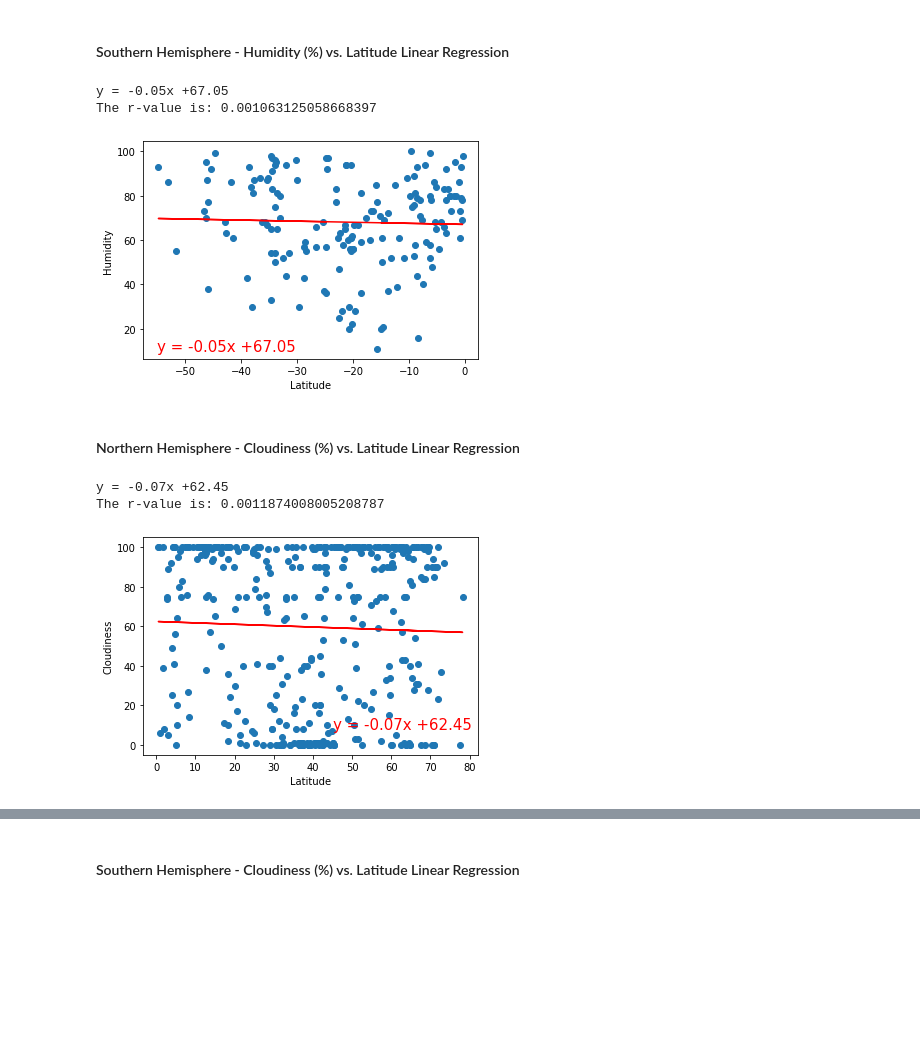
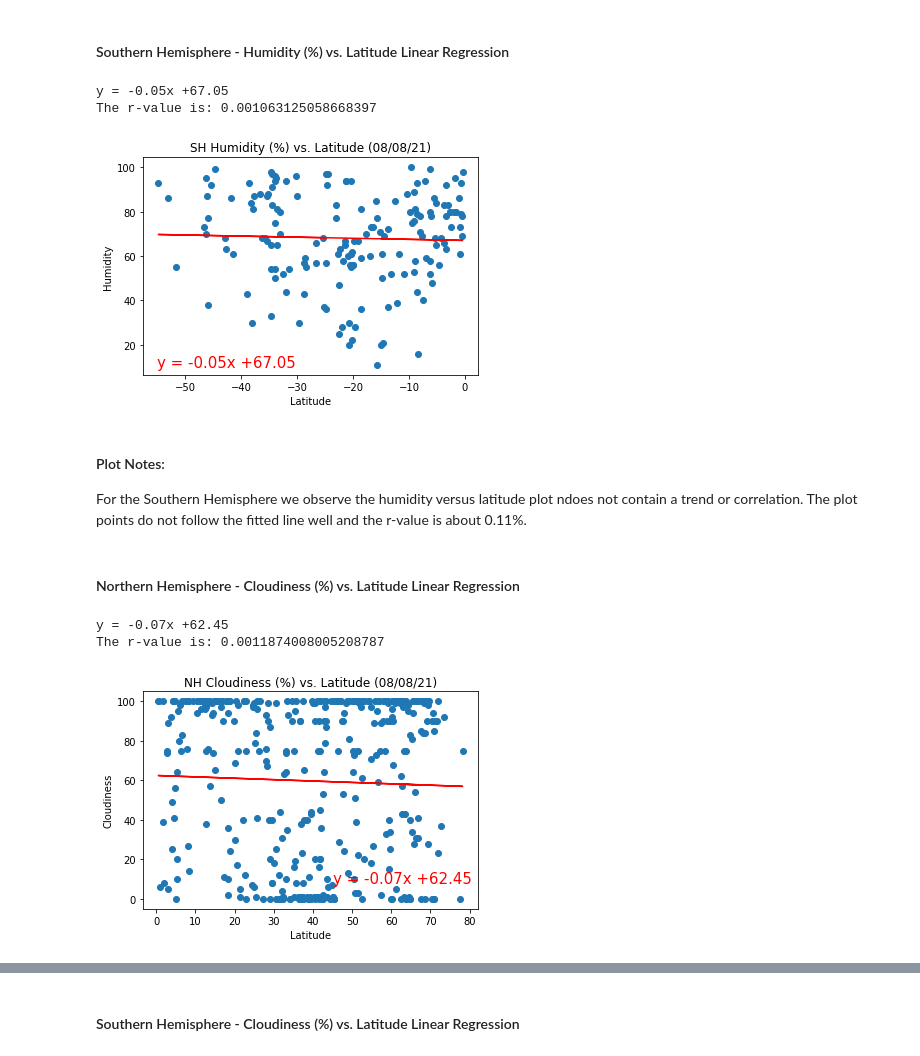
Before and after one commit to ceci-chapa/python-api-challenge, a Jupyter notebook: WeatherPy/WeatherPy.ipynb, the cells around one changed output, grey strips where cells are left out. Saved outputs shown, nothing was run; the diff lists cells and outputs as text; code cells hidden in the pictures; blank space fills up the shorter version.

Commit message:
adding notes

```diff
--- a/WeatherPy/WeatherPy.ipynb
+++ b/WeatherPy/WeatherPy.ipynb
@@ -377,32 +408,39 @@ The r-value is: 0.00038230588990048375
 # %%
 # Perform a linear regression on temperature vs. latitude
 (slope, intercept, rvalue, pvalue, stderr) = stats.linregress(south_hem["Lat"], south_hem["Humidity"])
 
 # Get regression values
 regress_values = south_hem["Lat"] * slope + intercept
 #print(regress_values)
 
 line_eq = "y = " + str(round(slope,2)) + "x +" + str(round(intercept,2))
 print(line_eq)
 
 #Create Plot
 plt.scatter(south_hem["Lat"], south_hem["Humidity"], marker="o")
 plt.plot(south_hem["Lat"],regress_values,"r-")
 
 # Label plot and annotate the line equation
 plt.xlabel('Latitude')
 plt.ylabel('Humidity')
 plt.annotate(line_eq,(-55,10),fontsize=15,color="red")
+plt.title("SH Humidity (%) vs. Latitude (08/08/21)")
 
 # Print r value
 print(f"The r-value is: {rvalue**2}")
 
+# Save the figure
+#plt.savefig("../images/sh_humi_vs_lat.png")
+
 # Show plot
 plt.show()
 # %% [output]
 y = -0.05x +67.05
 The r-value is: 0.001063125058668397
-[figure, old version]
+[figure, new version]
+# %% [markdown]
+#### Plot Notes:
+<p>For the Southern Hemisphere we observe the humidity versus latitude plot ndoes not contain a trend or correlation. The plot points do not follow the fitted line well and the r-value is about 0.11%.</p>
 # %% [markdown]
 ####  Northern Hemisphere - Cloudiness (%) vs. Latitude Linear Regression
 # %%
@@ -424,13 +462,17 @@ plt.plot(north_hem["Lat"],regress_values,"r-")
 plt.xlabel('Latitude')
 plt.ylabel('Cloudiness')
 plt.annotate(line_eq,(45,8),fontsize=15,color="red")
+plt.title("NH Cloudiness (%) vs. Latitude (08/08/21)")
 
 # Print r value
 print(f"The r-value is: {rvalue**2}")
 
+# Save the figure
+#plt.savefig("../images/nh_cloudi_vs_lat.png")
+
 # Show plot
 plt.show()
 # %% [output]
 y = -0.07x +62.45
 The r-value is: 0.0011874008005208787
-[figure, old version]
+[figure, new version]
```
Also changed, not shown: parts of 22 cells of this notebook, 1 other file.
